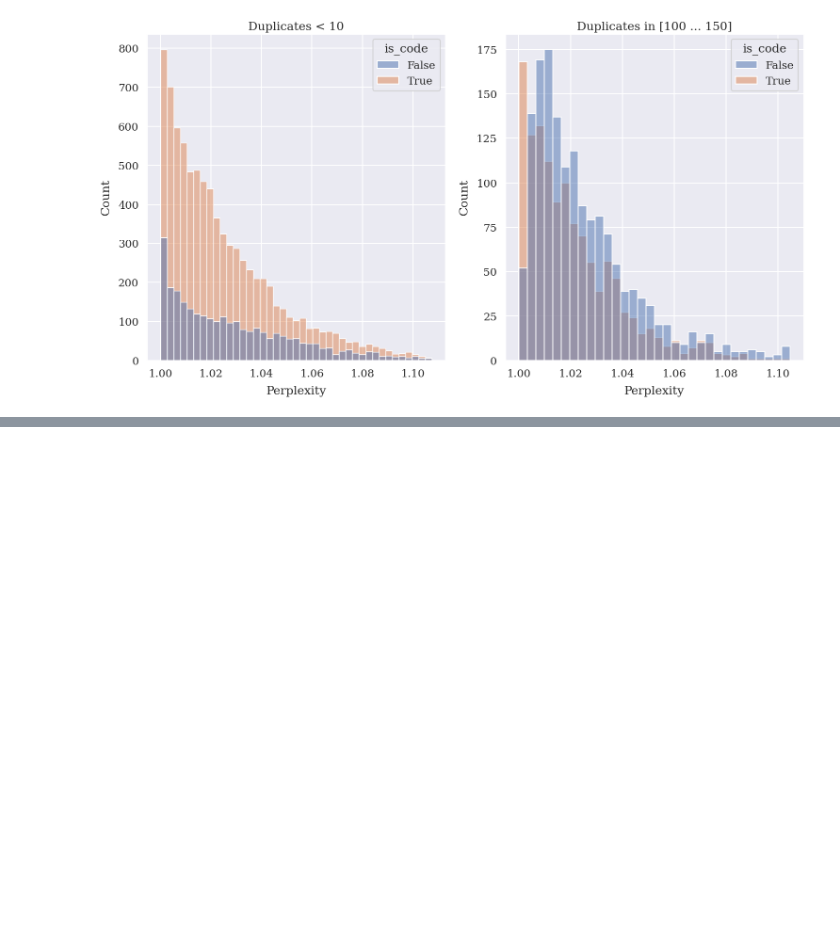
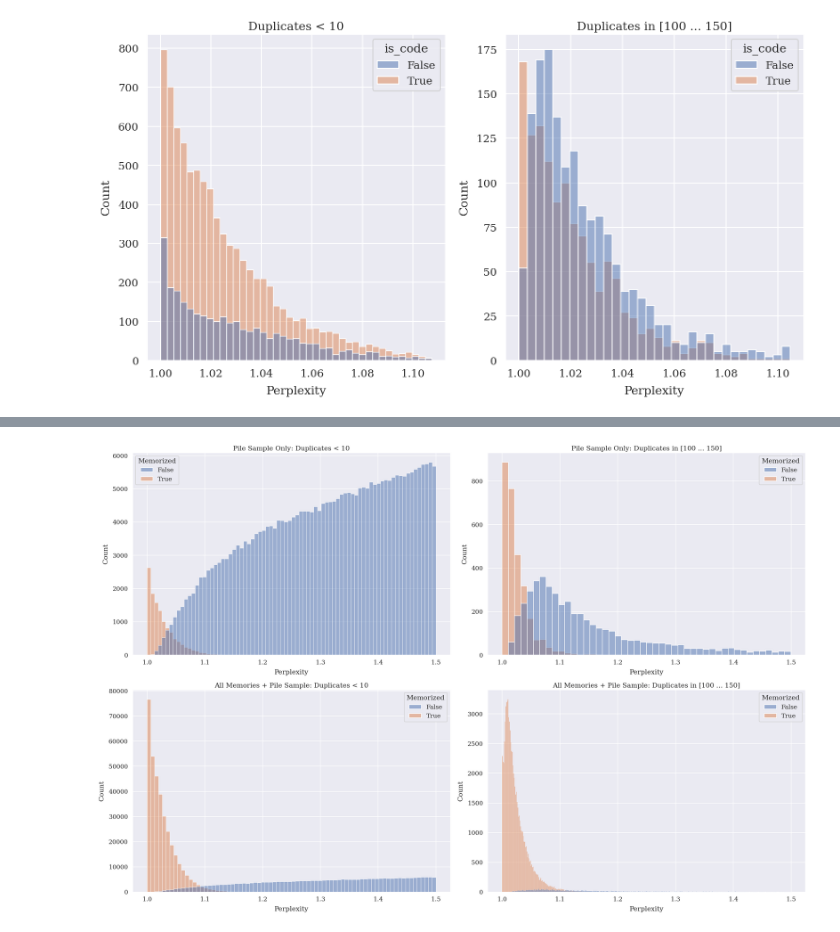
Before and after one commit to EleutherAI/semantic-memorization, a Jupyter notebook: working_dirs/kyle/results_analysis/ppl_dup_figure.ipynb, the cells around one changed output, grey strips where cells are left out. Saved outputs shown, nothing was run; the diff lists cells and outputs as text; code cells hidden in the pictures; blank space fills up the shorter version.

```diff
--- a/working_dirs/kyle/results_analysis/ppl_dup_figure.ipynb
+++ b/working_dirs/kyle/results_analysis/ppl_dup_figure.ipynb
@@ -128,14 +132,14 @@ for i, plotting_frame in enumerate(plotting_frames):
 # TWO HISTOGRAMS
 fig, ax = plt.subplots(1, 2, figsize=(18, 9))
 
-plotting_frames = [
+plotting_frames_memorized = [
     # duplicates less than 10
     pile_frame[(pile_frame["sequence_duplicates"] < 10) & (pile_frame["Memorized"] == True)],
     # duplicates in the range of 100 ... 150
     pile_frame[(pile_frame["sequence_duplicates"] >= 100) & (pile_frame["sequence_duplicates"] <= 150) & (pile_frame["Memorized"] == True)]
 ]
 
-for i, plotting_frame in enumerate(plotting_frames):
+for i, plotting_frame in enumerate(plotting_frames_memorized):
     p95_memeorization_ppl = plotting_frame[plotting_frame["Memorized"] == True]["generation_perplexity"].quantile(0.99)
     hist_data_12b = plotting_frame[plotting_frame["generation_perplexity"] <= p95_memeorization_ppl]
     # filter out Reconstructions
@@ -163,0 +170,4 @@ for i, plotting_frame in enumerate(plotting_frames):
+# %%
+memories_dataset = load_dataset(memories_path, split="memories_deduped_12b").to_pandas()
+memories_dataset["Memorized"] = True
+memories_dataset.head()
@@ -163,0 +182,5 @@ for i, plotting_frame in enumerate(plotting_frames):
+# %%
+all_memories_and_sample = pd.concat([
+    pile_frame[pile_frame["Memorized"] == False],
+    memories_dataset]
+    ).drop_duplicates(subset=["sequence_id"])
@@ -163,0 +194,7 @@ for i, plotting_frame in enumerate(plotting_frames):
+# %%
+all_memories_plotting_frames = [
+    all_memories_and_sample[all_memories_and_sample["sequence_duplicates"] < 10],
+    all_memories_and_sample[(all_memories_and_sample["sequence_duplicates"] >= 100) & (all_memories_and_sample["sequence_duplicates"] <= 150)]
+]
+
+all_memories_plotting_frames[0]
@@ -163,0 +215,36 @@ for i, plotting_frame in enumerate(plotting_frames):
+# %%
+# TWO HISTOGRAMS across two rows
+fig, ax = plt.subplots(2, 2, figsize=(27, 18))
+
+
+
+for row_index in range(2):
+    for col_index, plotting_frame in enumerate(plotting_frames if row_index == 0 else all_memories_plotting_frames):
+        # p95_mem_ppl = plotting_frame[plotting_frame["Memorized"] == True]["generation_perplexity"].quantile(0.95)
+        p95_mem_ppl = 1.5
+        hist_data_12b = plotting_frame[plotting_frame["generation_perplexity"] <= p95_mem_ppl]
+
+        # hist should be transparent to show both
+        sns.histplot(data=hist_data_12b, x="generation_perplexity", hue="Memorized", multiple="layer", ax=ax[row_index, col_index])
+
+        # Set Labels
+        ax[row_index, col_index].set_xlabel("Perplexity", labelpad=label_title_padding)
+        ax[row_index, col_index].set_ylabel("Count", labelpad=label_title_padding)
+
+        # Set centered row titles. First row is "Pile Sample Only" and second row is "All Memories + Pile Sample"
+        title_prefix = ""
+        if row_index == 0:
+            title_prefix = "Pile Sample Only:"
+        else:
+            title_prefix = "All Memories + Pile Sample:"
+
+        # set titles
+        if col_index == 0:
+            ax[row_index, col_index].set_title(f"{title_prefix} Duplicates < 10")
+        else:
+            ax[row_index, col_index].set_title(f"{title_prefix} Duplicates in [100 ... 150]")
+
+# add padding
+plt.tight_layout()
+# %% [output]
+[figure, added]
```
Also changed, not shown: parts of 6 cells of this notebook, 1 other file.
